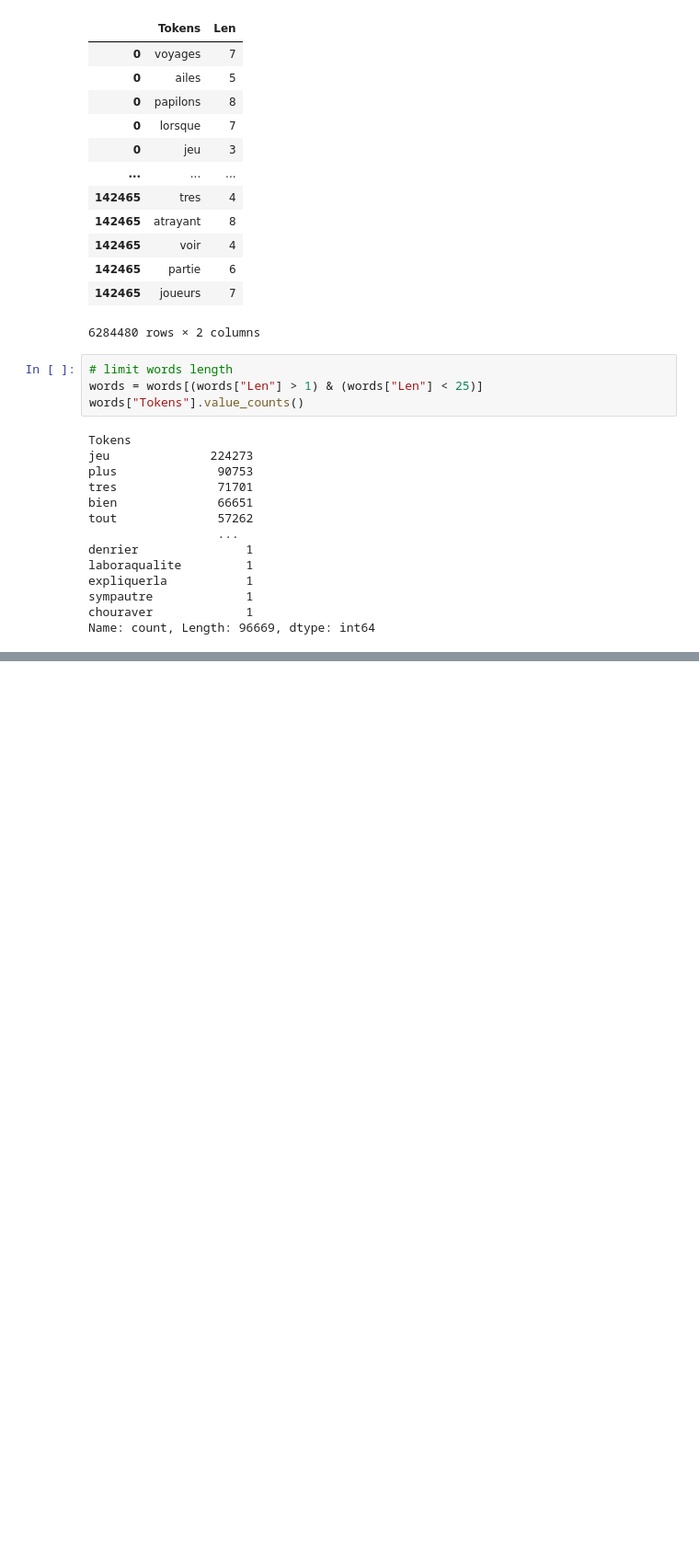
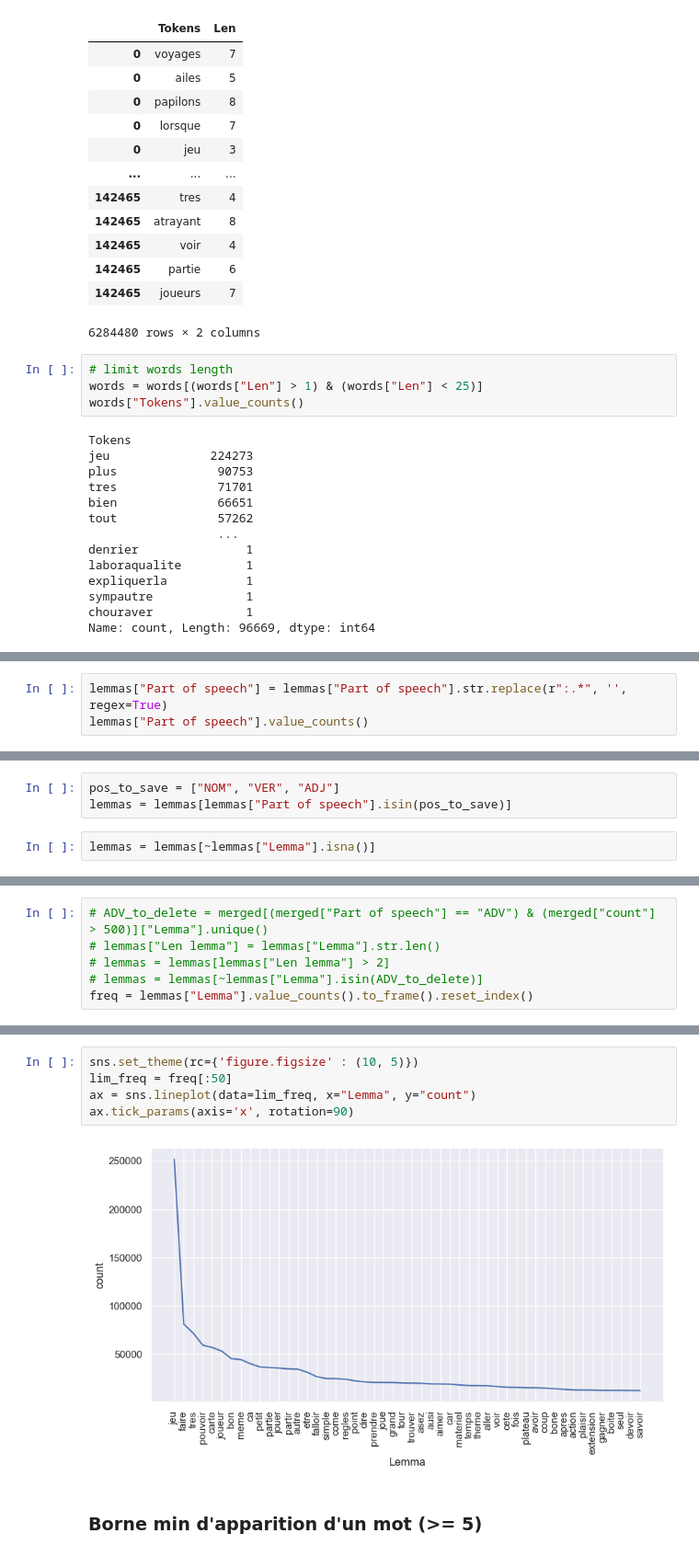
Before and after one commit to Franciline/Recommendation_system, a Jupyter notebook: corpus_build.ipynb, the cells around one changed output, grey strips where cells are left out. Shown at 92% size. Saved outputs shown, nothing was run; the diff lists cells and outputs as text; blank space fills up the shorter version.

```diff
--- a/corpus_build.ipynb
+++ b/corpus_build.ipynb
@@ -481,0 +254,3 @@ tfidf_matrix = vect.fit_transform(comments_stemmed["Comment stemmed"])
+# %%
+lemmas["Part of speech"] = lemmas["Part of speech"].str.replace(r":.*", '', regex=True)
+lemmas["Part of speech"].value_counts()
@@ -481,0 +292,5 @@ tfidf_matrix = vect.fit_transform(comments_stemmed["Comment stemmed"])
+# %%
+pos_to_save = ["NOM", "VER", "ADJ"]
+lemmas = lemmas[lemmas["Part of speech"].isin(pos_to_save)]
+# %%
+lemmas = lemmas[~lemmas["Lemma"].isna()]
@@ -481,0 +322,6 @@ tfidf_matrix = vect.fit_transform(comments_stemmed["Comment stemmed"])
+# %%
+# ADV_to_delete = merged[(merged["Part of speech"] == "ADV") & (merged["count"] > 500)]["Lemma"].unique()
+# lemmas["Len lemma"] = lemmas["Lemma"].str.len()
+# lemmas = lemmas[lemmas["Len lemma"] > 2]
+# lemmas = lemmas[~lemmas["Lemma"].isin(ADV_to_delete)]
+freq = lemmas["Lemma"].value_counts().to_frame().reset_index()
@@ -481,0 +363,9 @@ tfidf_matrix = vect.fit_transform(comments_stemmed["Comment stemmed"])
+# %%
+sns.set_theme(rc={'figure.figsize' : (10, 5)})
+lim_freq = freq[:50]
+ax = sns.lineplot(data=lim_freq, x="Lemma", y="count")
+ax.tick_params(axis='x', rotation=90)
+# %% [output]
+[figure, added]
+# %% [markdown]
+### Borne min d'apparition d'un mot (>= 5)
```
Also changed, not shown: parts of 84 cells of this notebook.
